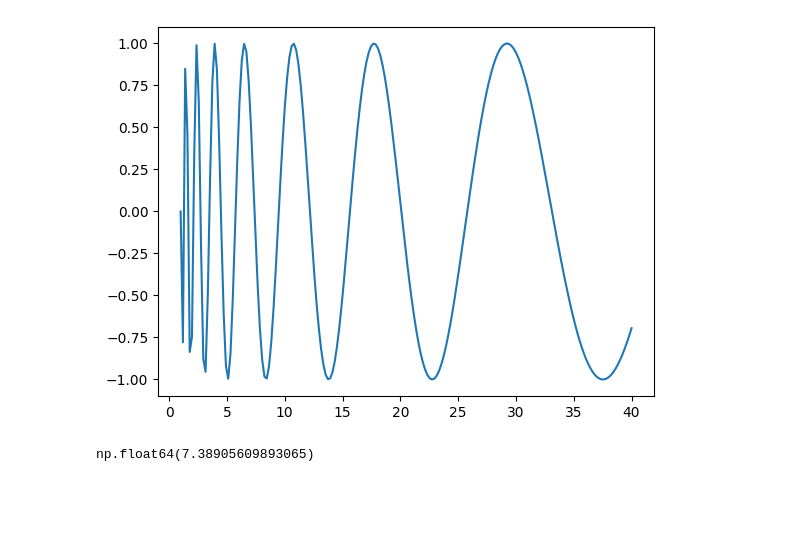
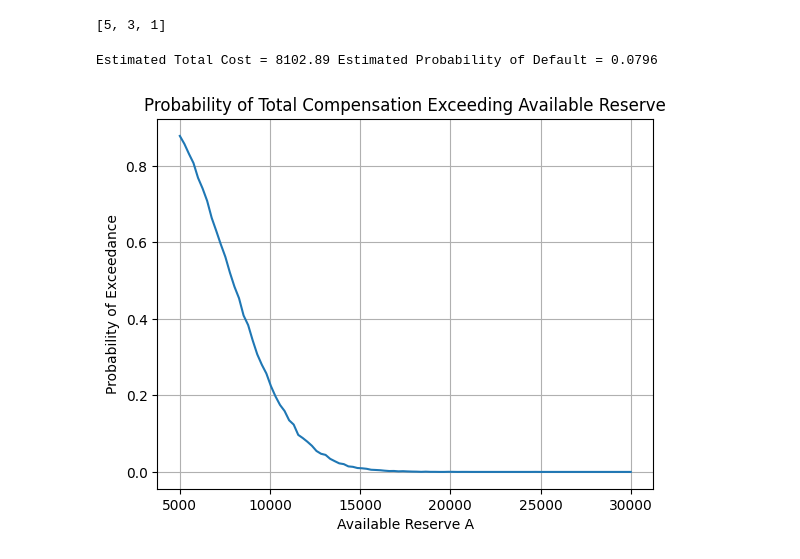
Before and after one commit to athmath/simai, a Jupyter notebook: notebooks/sim1.ipynb, the cells around one changed output. Saved outputs shown, nothing was run; the diff lists cells and outputs as text; code cells hidden in the pictures; blank space fills up the shorter version.

```diff
--- a/notebooks/sim1.ipynb
+++ b/notebooks/sim1.ipynb
@@ -29,9 +15,23 @@ print(y)
-# %%
-plt.plot(x,y)
-plt.show()
-# %% [output]
-[figure, removed]
-# %%
-np.exp(2)
-# %% [output]
-np.float64(7.38905609893065)
+# %%
+a=[3,3,1]
+a[0]=5
+print(a)
+# %% [output]
+[5, 3, 1]
+# %%
+l, m, s, r, M, A = 10, 1000, 300, 0.8, 1200, 12000
+mean_cost, p_exceed = mcc.simulate_compensation(l, m, s, r, M, A)
+print(f"Estimated Total Cost = {mean_cost:.2f} Estimated Probability of Default = {p_exceed:.4f}")
+# %% [output]
+Estimated Total Cost = 8102.89 Estimated Probability of Default = 0.0796
+# %%
+alevs=np.linspace(5000,30000,100)
+results = [mcc.simulate_compensation(l, m, s, r, M, Alev) for Alev in alevs]
+plt.plot(alevs, [res[1] for res in results])
+plt.xlabel('Available Reserve A')
+plt.ylabel('Probability of Exceedance')
+plt.title('Probability of Total Compensation Exceeding Available Reserve')
+plt.grid()
+plt.show()
+# %% [output]
+[figure, added]
```
Also changed, not shown: parts of 4 cells of this notebook, 6 other files.
